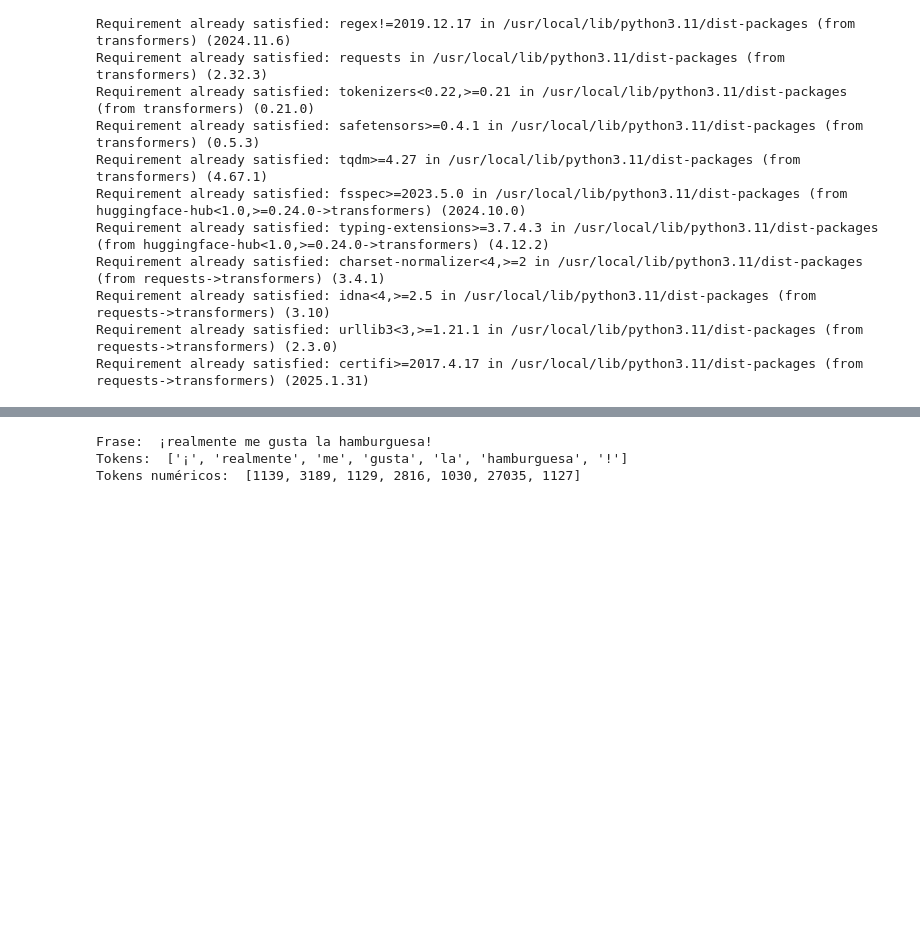
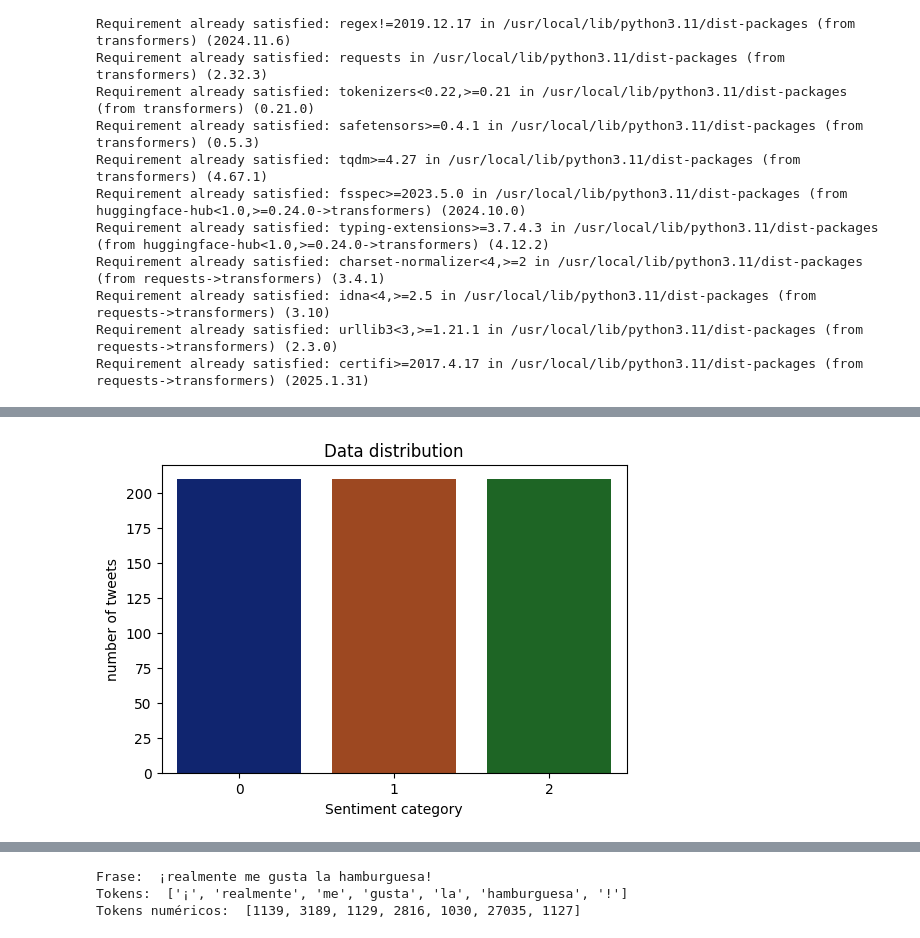
Before and after one commit to ivanpalenciab/Sentiment-analysis, a Jupyter notebook: sentiment_analysis.ipynb, the cells around one changed output, grey strips where cells are left out. Cells and saved outputs as stored; diff of their text form; code cells hidden in the pictures; blank space fills up the shorter version.

```diff
--- a/sentiment_analysis.ipynb
+++ b/sentiment_analysis.ipynb
@@ -71,5 +98,0 @@ array([-1,  1,  0])
-# %%
-test_df = pd.read_parquet(f"{FILE_ROUTE}spanish%2Fmultilingual-sentiments-test.parquet")
-test_df["label"] = test_df["label"].replace({0: 1, 1: 0, 2: -1})
-test_df.drop("source",axis=1,inplace=True)
-test_df.head()
@@ -83,3 +111,16 @@ test_df.head()
+# %%
+plt.figure(figsize=(6,4))
+sns.countplot(x=test_df["label"], hue=test_df["label"], palette="dark", legend=False)
+
+# Etiquetas y título
+plt.xlabel("Sentiment category")
+plt.ylabel("number of tweets")
+plt.title("Data distribution")
+
+# Mostrar gráfico
+plt.show()
+# %% [output]
+[figure, added]
 # %%
 #tokenitation
 PRE_TRAINED_MODEL_NAME = 'dccuchile/bert-base-spanish-wwm-cased'
```
Also changed, not shown: parts of 28 cells of this notebook.
